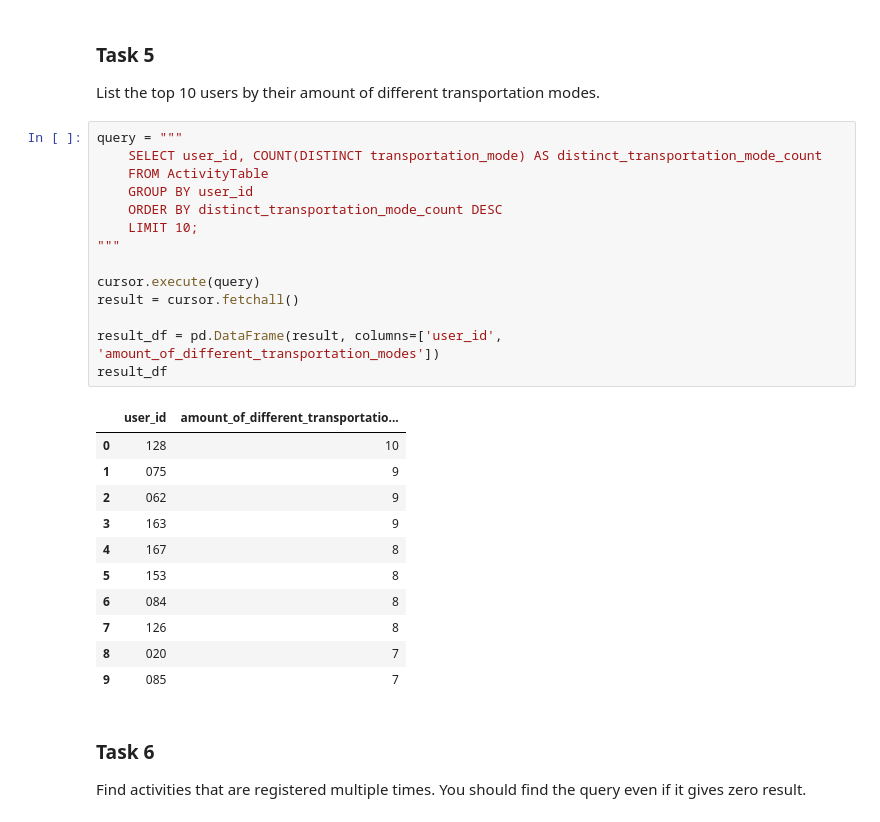
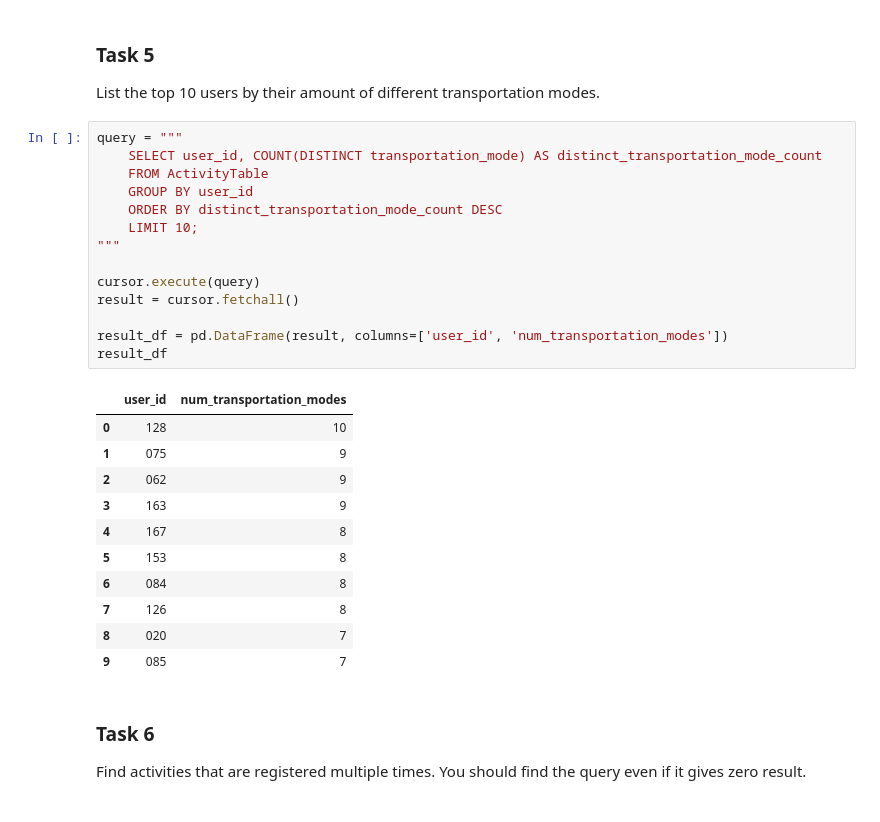
Before and after one commit to mathiasraa/tdt4225-mysql, a Jupyter notebook: notebooks/queries.ipynb, the cells around one changed output. Cells and saved outputs as stored; diff of their text form.

```diff
--- a/notebooks/queries.ipynb
+++ b/notebooks/queries.ipynb
@@ -131,19 +132,19 @@ List the top 10 users by their amount of different transportation modes.
 # %%
 query = """
     SELECT user_id, COUNT(DISTINCT transportation_mode) AS distinct_transportation_mode_count
     FROM ActivityTable
     GROUP BY user_id
     ORDER BY distinct_transportation_mode_count DESC
     LIMIT 10;
 """
 
 cursor.execute(query)
 result = cursor.fetchall()
 
-result_df = pd.DataFrame(result, columns=['user_id', 'amount_of_different_transportation_modes'])
+result_df = pd.DataFrame(result, columns=['user_id', 'num_transportation_modes'])
 result_df
 # %% [output]
-|  | user_id | amount_of_different_transportatio... |
+|  | user_id | num_transportation_modes |
 | 0 | 128 | 10 |
 | 1 | 075 | 9 |
 | 2 | 062 | 9 |
```
Also changed, not shown: parts of 5 cells of this notebook.
